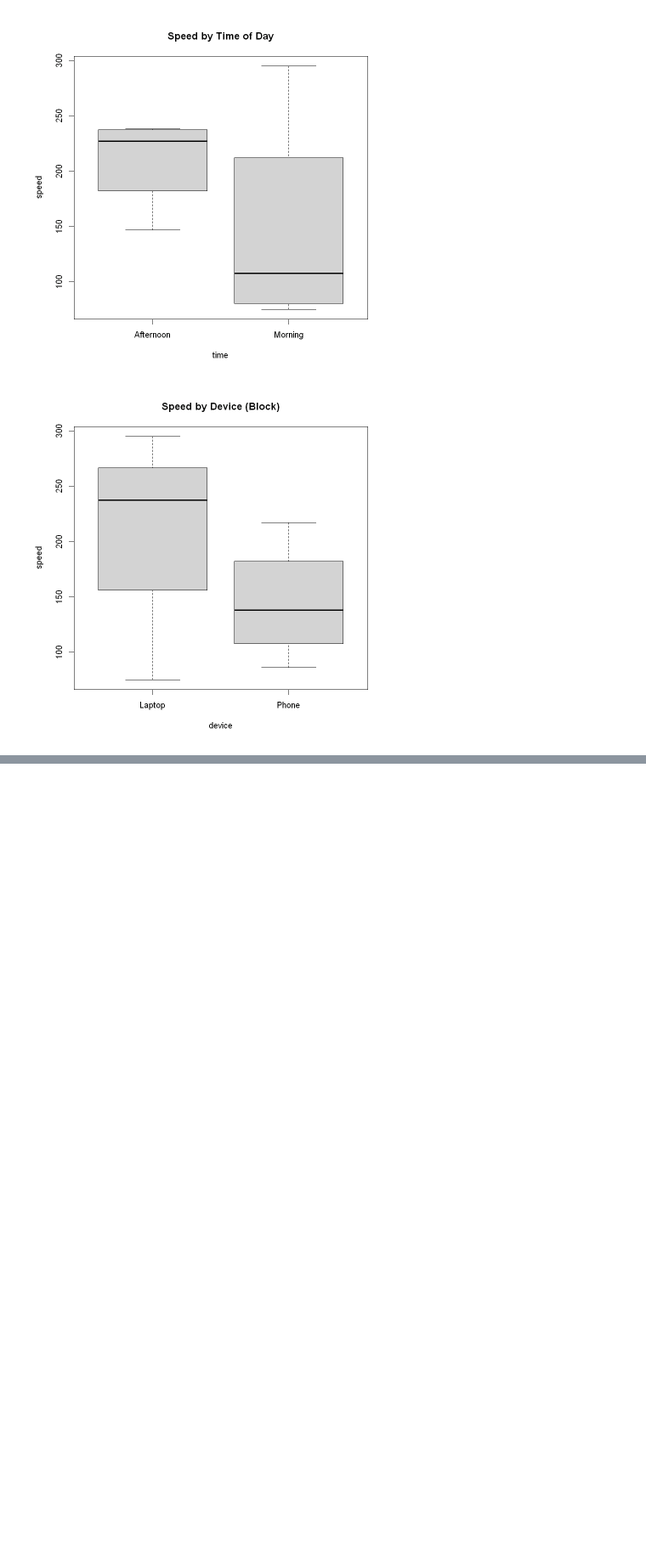
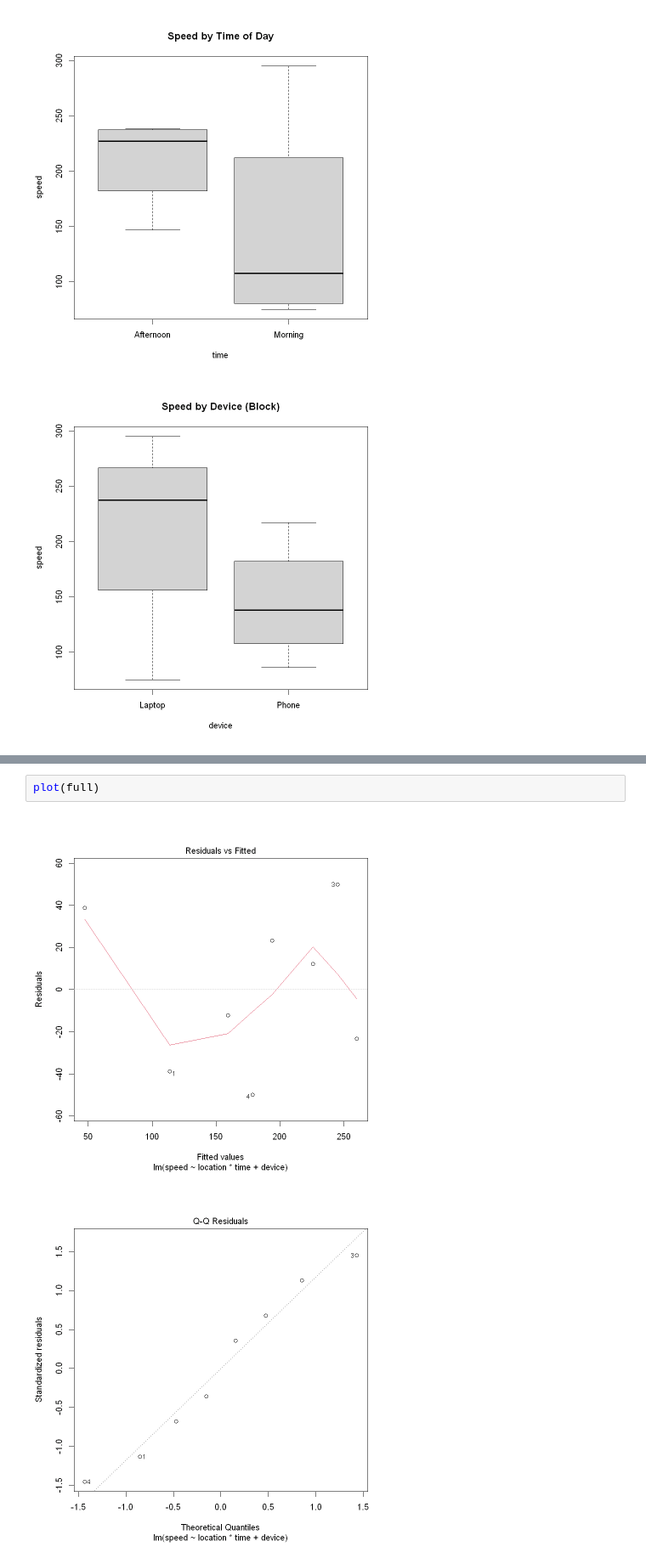
Before and after one commit to Speculatorrr/STAT404, a Jupyter notebook: project.ipynb, the cells around one changed output, grey strips where cells are left out. Shown at 85% size. Saved outputs shown, nothing was run; the diff lists cells and outputs as text; blank space fills up the shorter version.

Commit message:
plot interpretation added

```diff
--- a/project.ipynb
+++ b/project.ipynb
@@ -97,0 +79,5 @@ F-statistic: 2.836 on 4 and 3 DF,  p-value: 0.2091
+# %%
+plot(full)
+# %% [output]
+[figure, added]
+[figure, added]
```
Also changed, not shown: parts of 8 cells of this notebook, 1 other file.
